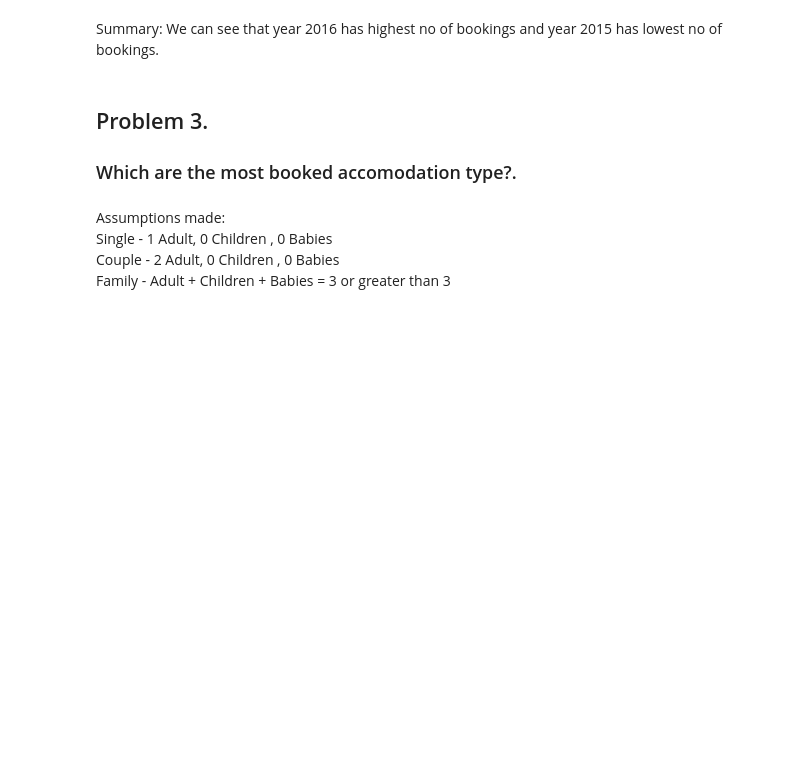
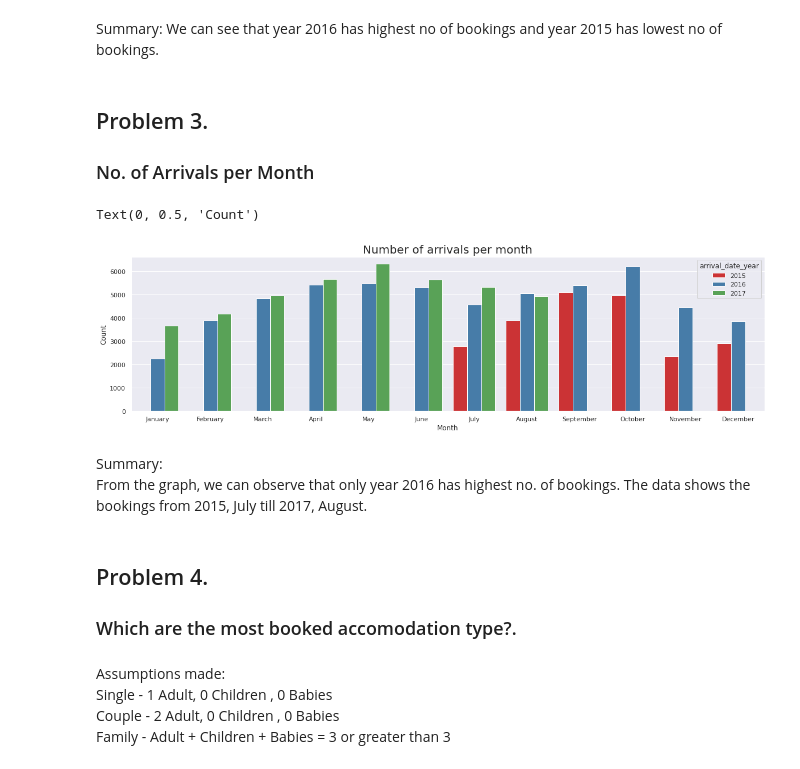
Before and after one commit to kanishquetyagi/Hotel_Booking_Analysis, a Jupyter notebook: Hotel_Booking_Analysis_Capstone_Project.ipynb, the cells around one changed output. Drawn from its saved outputs; the diff is of its cells as text; code cells hidden in the pictures; blank space fills up the shorter version.

```diff
--- a/Hotel_Booking_Analysis_Capstone_Project.ipynb
+++ b/Hotel_Booking_Analysis_Capstone_Project.ipynb
@@ -353,8 +356,24 @@ This will raise an exception in 3.3.
 [figure]
 # %% [markdown]
 Summary: We can see that year 2016 has highest no of bookings and year 2015 has lowest no of bookings.
+# %% [markdown]
+# <h2>Problem 3.</h2>
+<h3>No. of Arrivals per Month </h3>
+# %%
+plt.figure(figsize=(20,5)) # adjust the size of the plot
+new_order = ['January', 'February', 'March', 'April', 'May', 'June', 'July', 'August', 'September',
+             'October', 'November', 'December']
+sns.countplot(data = df_hotel, x = 'arrival_date_month', hue = 'arrival_date_year',palette = 'Set1',order = new_order).set_title('Number of arrivals per month',fontsize=20)
+plt.xlabel('Month') # Creating label for xaxis
+plt.ylabel('Count') # Creating label for yaxis
+# %% [output]
+Text(0, 0.5, 'Count')
+[figure, added]
+# %% [markdown]
+Summary:<br>
+From the graph, we can observe that only year 2016 has highest no. of bookings. The data shows the bookings from 2015, July till 2017, August.
 # %% [markdown]
-# <h2>Problem 3.</h2>
+# <h2>Problem 4.</h2>
 <h3>Which are the most booked accomodation type?. </h3>
 # %% [markdown]
 Assumptions made:<br>
```
Also changed, not shown: parts of 22 cells of this notebook.
